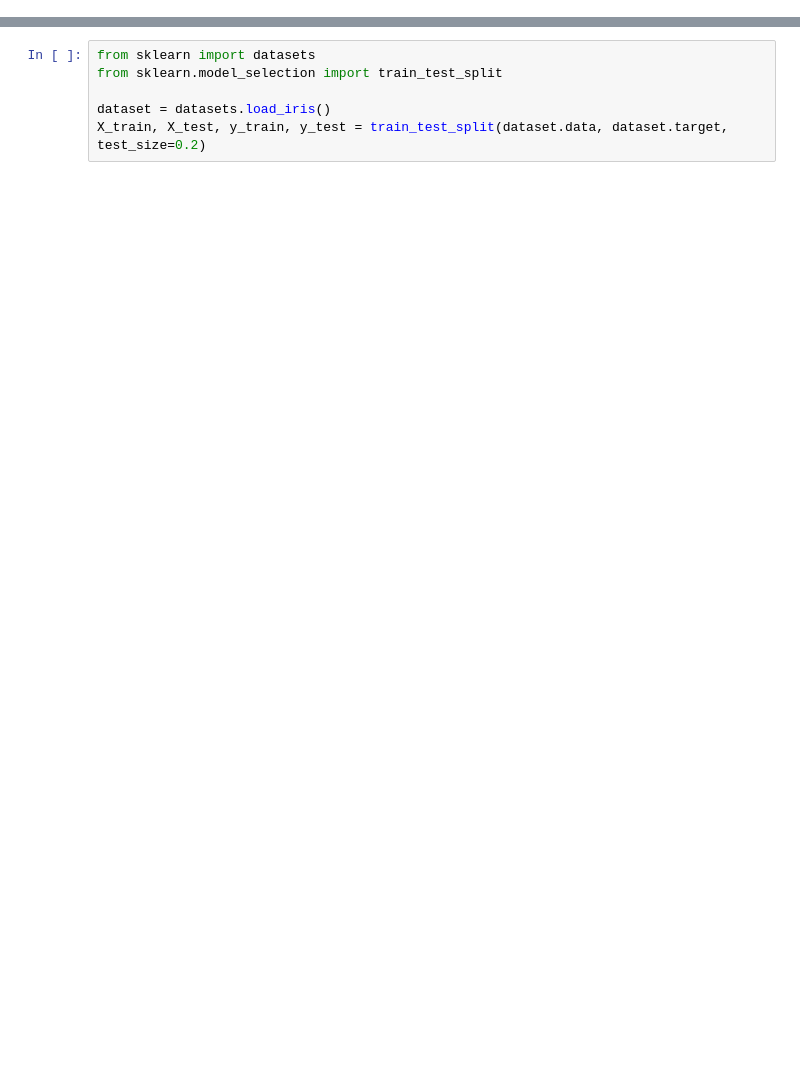
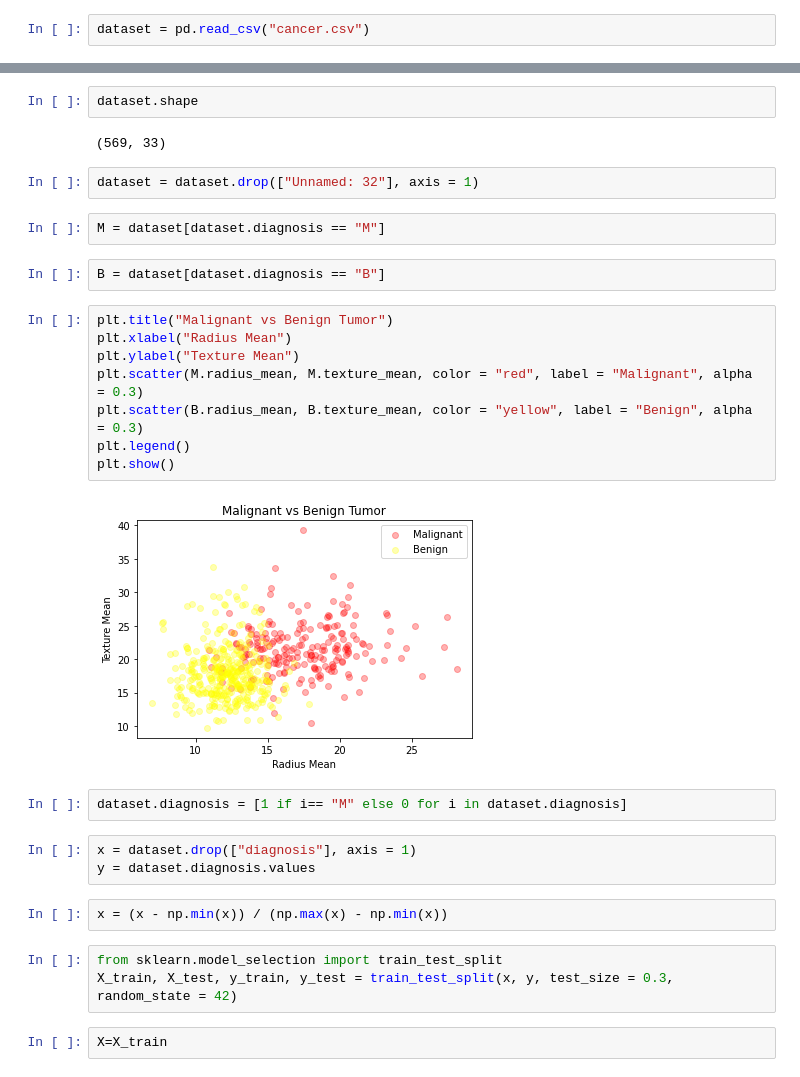
Before and after one commit to ANUPAMA0221/DifferentialPrivacy, a Jupyter notebook: practice/DiifPriv.ipynb, the cells around one changed output, grey strips where cells are left out. Saved outputs shown, nothing was run; the diff lists cells and outputs as text; blank space fills up the shorter version.

```diff
--- a/practice/DiifPriv.ipynb
+++ b/practice/DiifPriv.ipynb
@@ -0,0 +15,2 @@
+# %%
+dataset = pd.read_csv("cancer.csv")
@@ -1,6 +27,32 @@
+# %%
+dataset.shape
+# %% [output]
+(569, 33)
+# %%
+dataset = dataset.drop(["Unnamed: 32"], axis = 1)
+# %%
+M = dataset[dataset.diagnosis == "M"]
+# %%
+B = dataset[dataset.diagnosis == "B"]
+# %%
+plt.title("Malignant vs Benign Tumor")
+plt.xlabel("Radius Mean")
+plt.ylabel("Texture Mean")
+plt.scatter(M.radius_mean, M.texture_mean, color = "red", label = "Malignant", alpha = 0.3)
+plt.scatter(B.radius_mean, B.texture_mean, color = "yellow", label = "Benign", alpha = 0.3)
+plt.legend()
+plt.show()
+# %% [output]
+[figure, added]
+# %%
+dataset.diagnosis = [1 if i== "M" else 0 for i in dataset.diagnosis]
+# %%
+x = dataset.drop(["diagnosis"], axis = 1)
+y = dataset.diagnosis.values
+# %%
+x = (x - np.min(x)) / (np.max(x) - np.min(x))
 # %%
-from sklearn import datasets
 from sklearn.model_selection import train_test_split
-
-dataset = datasets.load_iris()
-X_train, X_test, y_train, y_test = train_test_split(dataset.data, dataset.target, test_size=0.2)
+X_train, X_test, y_train, y_test = train_test_split(x, y, test_size = 0.3, random_state = 42)
+# %%
+X=X_train
```
Also changed, not shown: parts of 13 cells of this notebook, 3 other files.
